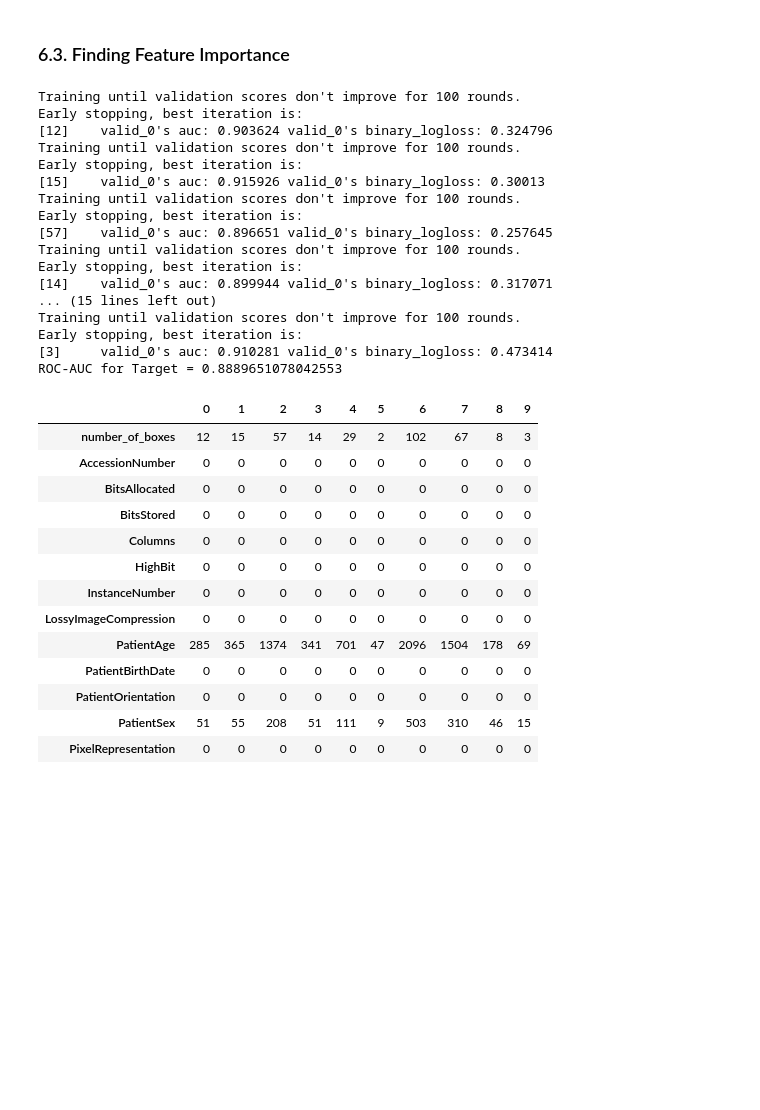
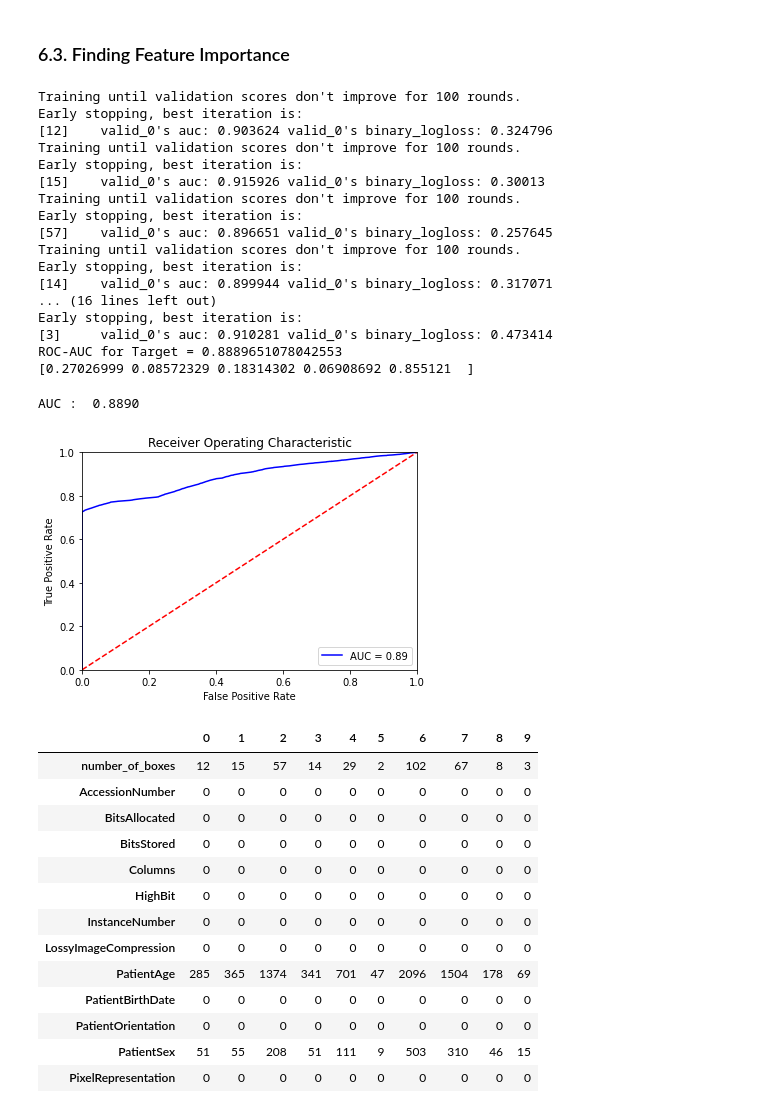
Before and after one commit to karthiksankarangit/capstone_project, a Jupyter notebook: Capstone_Project_v1_0_4_EDA.ipynb, the cells around one changed output. Cells and saved outputs as stored; diff of their text form; code cells hidden in the pictures; blank space fills up the shorter version.

```diff
--- a/Capstone_Project_v1_0_4_EDA.ipynb
+++ b/Capstone_Project_v1_0_4_EDA.ipynb
@@ -744,8 +738,9 @@ df_meta_preProcess['ViewPosition'].astype('category')
 df_meta_preProcess['PatientSex'] = np.where(df_meta_preProcess["PatientSex"].str.contains("M"), 1, 0)
 df_meta_preProcess['ViewPosition'] = np.where(df_meta_preProcess["ViewPosition"].str.contains("AP"), 1, 0)
 # %%
-f_imp, _, score = fast_lgbm_cv_scores(df_meta_preProcess,target = 'Target', task = 'classification')
+f_imp, pred_val, score = fast_lgbm_cv_scores(df_meta_preProcess,target = 'Target', task = 'classification')
 print('ROC-AUC for Target = {}'.format(score))
+print(pred_val[0:5])
 # %% [output]
 Training until validation scores don't improve for 100 rounds.
 Early stopping, best iteration is:
@@ -759,11 +754,32 @@ Early stopping, best iteration is:
 Training until validation scores don't improve for 100 rounds.
 Early stopping, best iteration is:
 [14]    valid_0's auc: 0.899944 valid_0's binary_logloss: 0.317071
-... (15 lines left out)
-Training until validation scores don't improve for 100 rounds.
+... (16 lines left out)
 Early stopping, best iteration is:
 [3]     valid_0's auc: 0.910281 valid_0's binary_logloss: 0.473414
 ROC-AUC for Target = 0.8889651078042553
+[0.27026999 0.08572329 0.18314302 0.06908692 0.855121  ]
+# %%
+#determining false positive rate and True positive rate, threshold
+fpr, tpr, threshold = metrics.roc_curve(df_meta_preProcess['Target'], pred_val)
+roc_auc_stack = metrics.auc(fpr, tpr)
+# print AUC
+print("AUC : % 1.4f" %(roc_auc_stack))
+# %% [output]
+AUC :  0.8890
+# %%
+#plotting ROC curve
+plt.title('Receiver Operating Characteristic')
+plt.plot(fpr, tpr, 'b', label = 'AUC = %0.2f' % roc_auc_stack)
+plt.legend(loc = 'lower right')
+plt.plot([0, 1], [0, 1],'r--')
+plt.xlim([0, 1])
+plt.ylim([0, 1])
+plt.ylabel('True Positive Rate')
+plt.xlabel('False Positive Rate')
+plt.show()
+# %% [output]
+[figure, added]
 # %%
 f_imp
 # %% [output]
```
Also changed, not shown: parts of 13 cells of this notebook.
